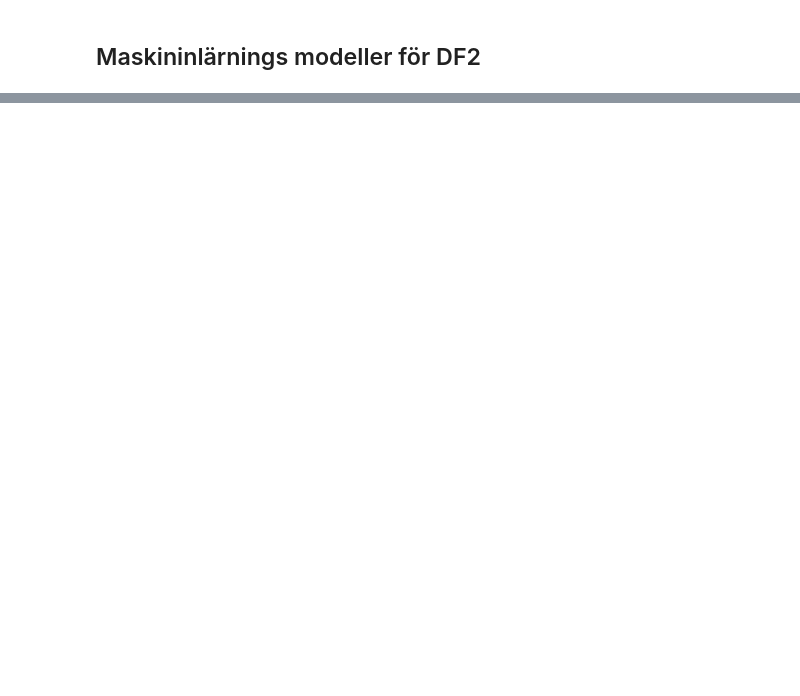
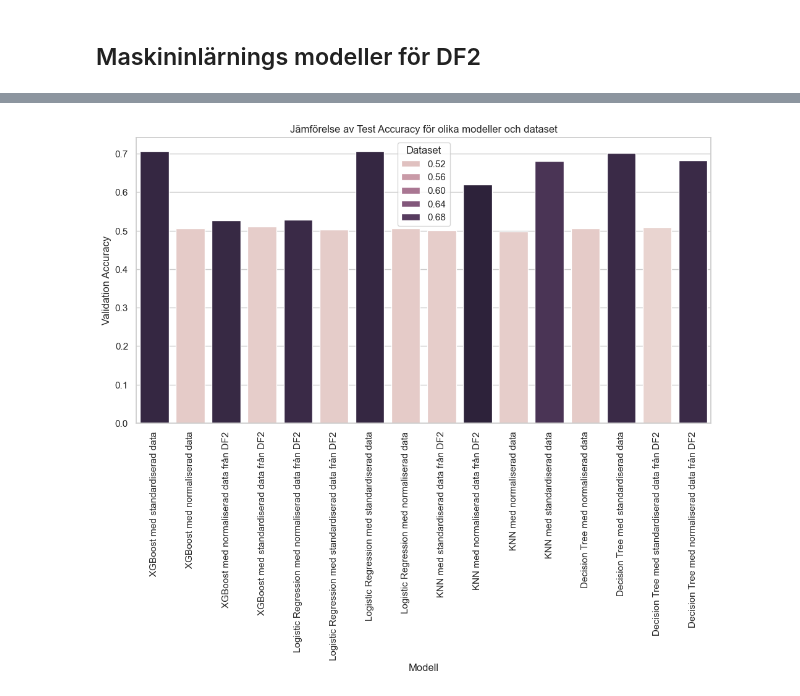
Before and after one commit to n00rp/Machine-Learning, a Jupyter notebook: Övningsuppgifter/Labb/labb01_Cardiovascular_Disease.ipynb, the cells around one changed output, grey strips where cells are left out. Saved outputs shown, nothing was run; the diff lists cells and outputs as text; code cells hidden in the pictures; blank space fills up the shorter version.

```diff
--- a/Övningsuppgifter/Labb/labb01_Cardiovascular_Disease.ipynb
+++ b/Övningsuppgifter/Labb/labb01_Cardiovascular_Disease.ipynb
@@ -1063,0 +1046,14 @@ df2                 0.709416       0.717482
+# %%
+# Definiera en anpassad sorteringsordning
+custom_order = ['XGBoost', 'Logistic Regression', 'KNN', 'Decision Tree']
+
+# Skapa en sorteringsnyckel baserat på den anpassade ordningen
+evalv_score['Model_order'] = evalv_score['Model'].apply(lambda x: next((i for i, model in enumerate(custom_order) if model in x), len(custom_order)))
+
+# Sortera DataFrame efter den anpassade ordningen
+evalv_score_sorted = evalv_score.sort_values(by='Model_order').drop(columns=['Model_order'])
+
+
+
+# Visa den sorterade DataFrame:n
+evalv_score_sorted.head(20)
@@ -1078,0 +1093,18 @@ plt.show()
+# %%
+   # Ställ in figurens storlek
+plt.figure(figsize=(12, 6))
+
+   # Skapa ett stapeldiagram
+sns.barplot(x='Model', y='Test Accuracy', hue='Validation Accuracy', data=evalv_score_sorted)
+
+# Lägg till titel och etiketter
+plt.title('Jämförelse av Test Accuracy för olika modeller och dataset')
+plt.xlabel('Modell')
+plt.ylabel('Validation Accuracy')
+plt.xticks(rotation=90)  # Rotera x-axelns etiketter för bättre läsbarhet
+plt.legend(title='Dataset')
+
+# Visa diagrammet
+plt.show()
+# %% [output]
+[figure, added]
```
Also changed, not shown: parts of 10 cells of this notebook, 3 other files.
